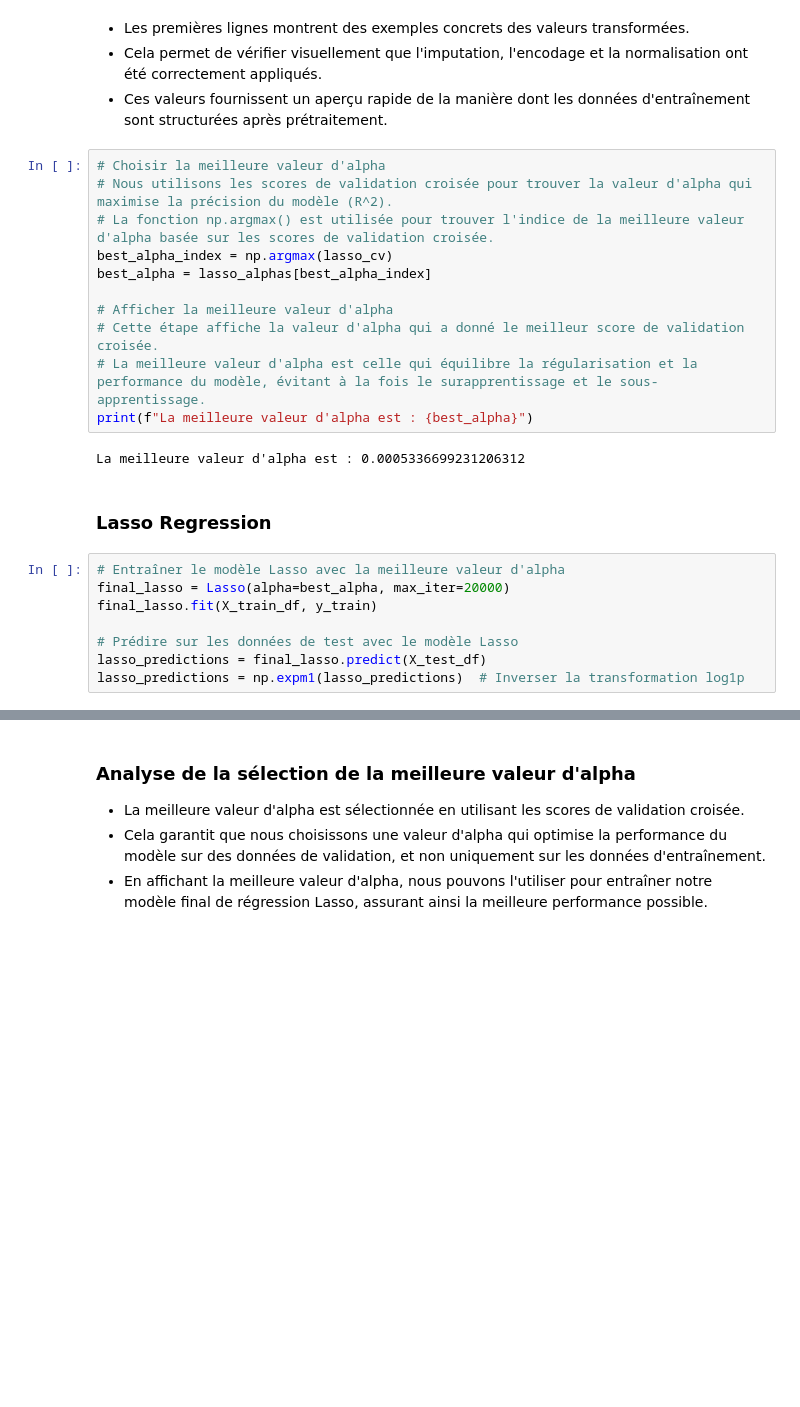
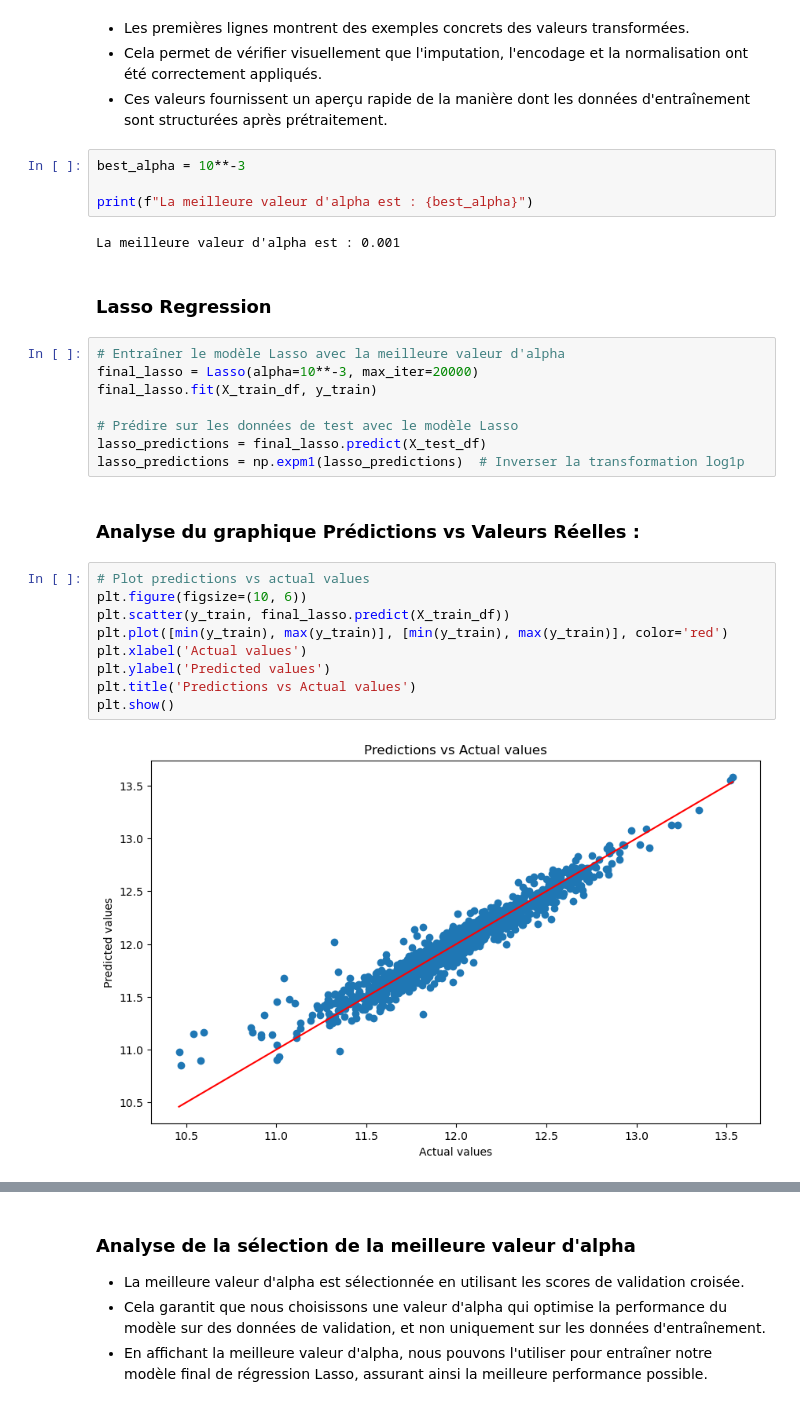
Before and after one commit to blerdon/HousePrices, a Jupyter notebook: HousePrices_Pour relecture.ipynb, the cells around one changed output, grey strips where cells are left out. Cells and saved outputs as stored; diff of their text form; blank space fills up the shorter version.

```diff
--- a/HousePrices.ipynb
+++ b/HousePrices_Pour relecture.ipynb
@@ -326,26 +380,32 @@ count  1335.000000  1335.000000  1335.000000  1335.000000  1335.000000  ...
  - Les premières lignes montrent des exemples concrets des valeurs transformées.
  - Cela permet de vérifier visuellement que l'imputation, l'encodage et la normalisation ont été correctement appliqués.
  - Ces valeurs fournissent un aperçu rapide de la manière dont les données d'entraînement sont structurées après prétraitement.
-# %%
-# Choisir la meilleure valeur d'alpha
-# Nous utilisons les scores de validation croisée pour trouver la valeur d'alpha qui maximise la précision du modèle (R^2).
-# La fonction np.argmax() est utilisée pour trouver l'indice de la meilleure valeur d'alpha basée sur les scores de validation croisée.
-best_alpha_index = np.argmax(lasso_cv)
-best_alpha = lasso_alphas[best_alpha_index]
-
-# Afficher la meilleure valeur d'alpha
-# Cette étape affiche la valeur d'alpha qui a donné le meilleur score de validation croisée.
-# La meilleure valeur d'alpha est celle qui équilibre la régularisation et la performance du modèle, évitant à la fois le surapprentissage et le sous-apprentissage.
-print(f"La meilleure valeur d'alpha est : {best_alpha}")
-# %% [output]
-La meilleure valeur d'alpha est : 0.0005336699231206312
+# %%
+best_alpha = 10**-3
+
+print(f"La meilleure valeur d'alpha est : {best_alpha}")
+# %% [output]
+La meilleure valeur d'alpha est : 0.001
 # %% [markdown]
 ### Lasso Regression
 # %%
 # Entraîner le modèle Lasso avec la meilleure valeur d'alpha
-final_lasso = Lasso(alpha=best_alpha, max_iter=20000)
+final_lasso = Lasso(alpha=10**-3, max_iter=20000)
 final_lasso.fit(X_train_df, y_train)
 
 # Prédire sur les données de test avec le modèle Lasso
 lasso_predictions = final_lasso.predict(X_test_df)
 lasso_predictions = np.expm1(lasso_predictions)  # Inverser la transformation log1p
+# %% [markdown]
+### Analyse du graphique Prédictions vs Valeurs Réelles :
+# %%
+# Plot predictions vs actual values
+plt.figure(figsize=(10, 6))
+plt.scatter(y_train, final_lasso.predict(X_train_df))
+plt.plot([min(y_train), max(y_train)], [min(y_train), max(y_train)], color='red')
+plt.xlabel('Actual values')
+plt.ylabel('Predicted values')
+plt.title('Predictions vs Actual values')
+plt.show()
+# %% [output]
+[figure, added]
```
Also changed, not shown: parts of 37 cells of this notebook, 3 other files.
